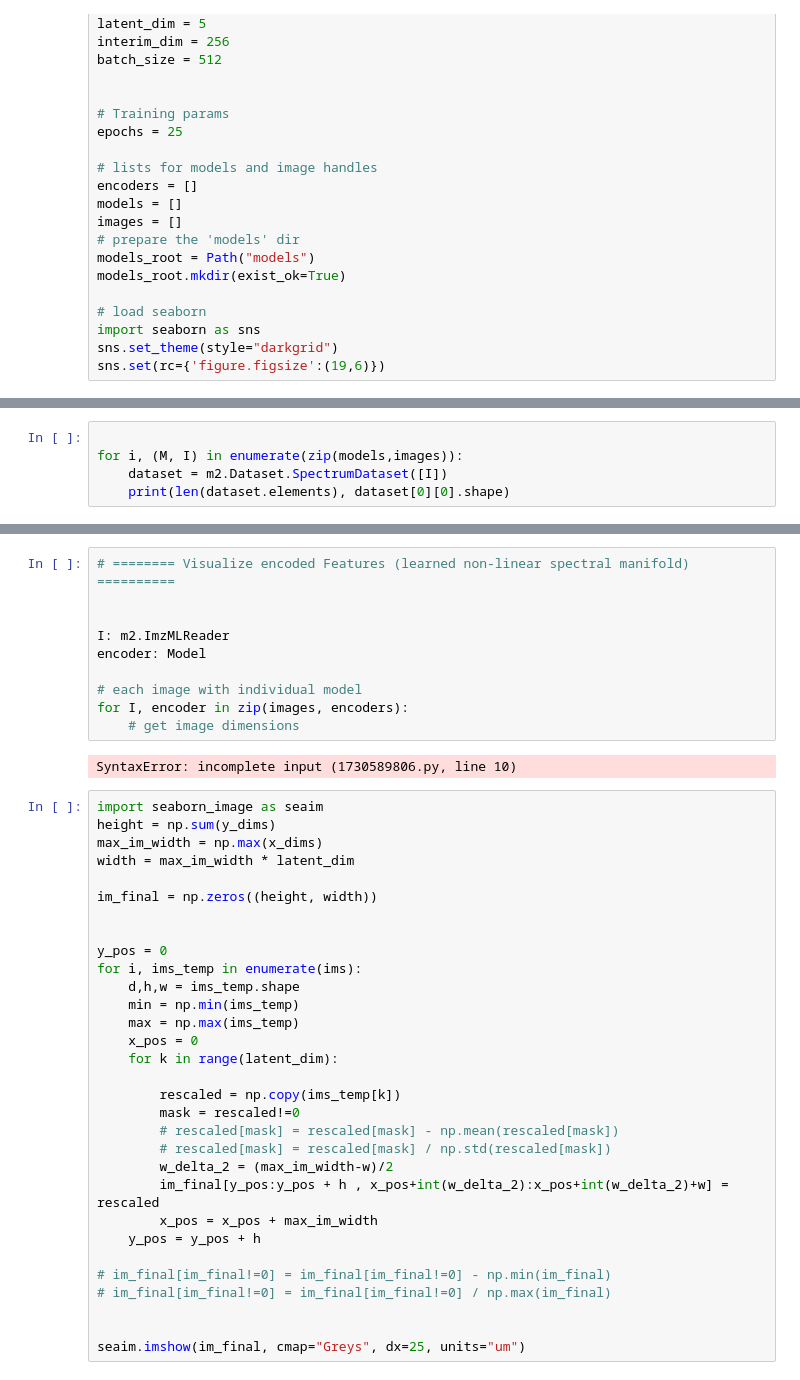
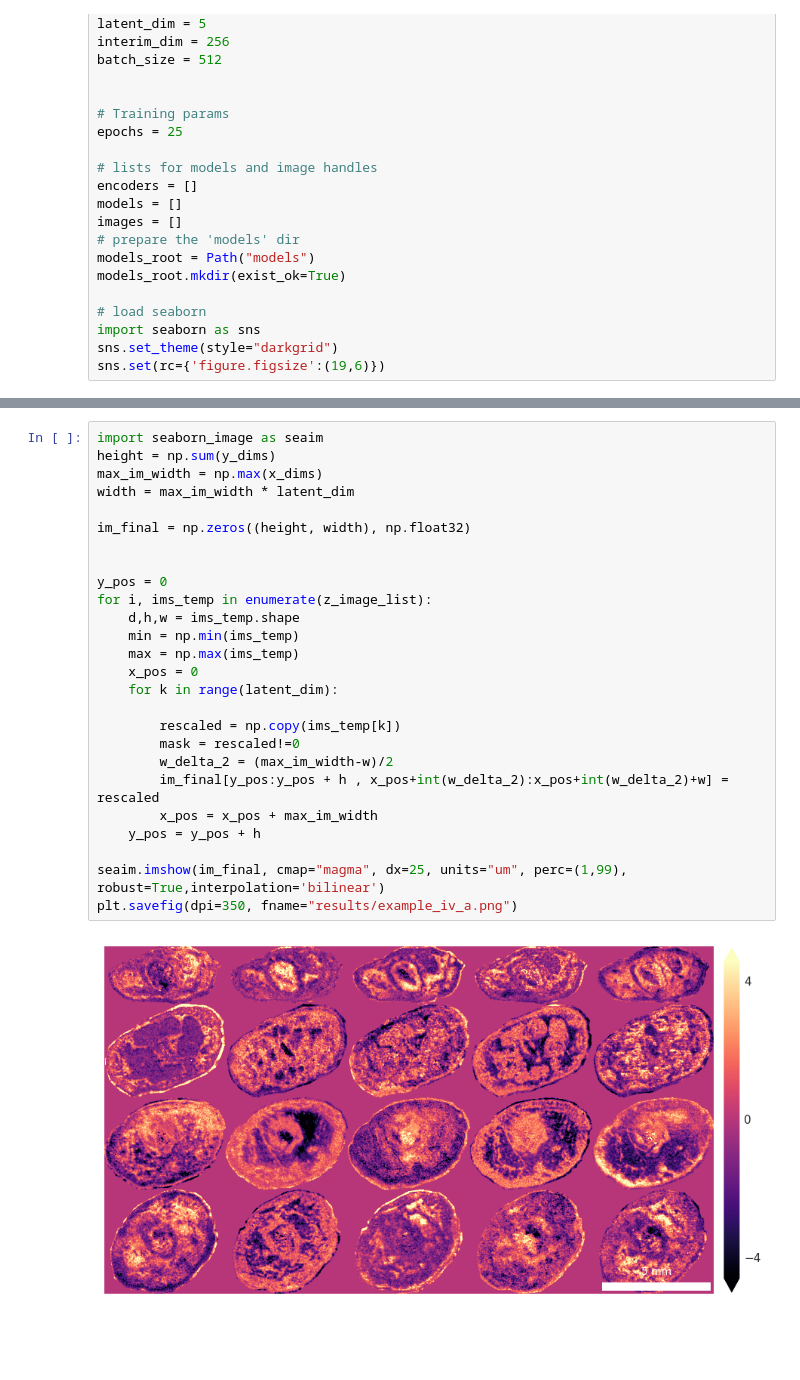
Before and after one commit to m2aia/pym2aia-examples, a Jupyter notebook: Example_IV_A_AutoEncoder_IndividualModels.ipynb, the cells around one changed output, grey strips where cells are left out. Cells and saved outputs as stored; diff of their text form; blank space fills up the shorter version.

```diff
--- a/Example_IV_A_AutoEncoder_IndividualModels.ipynb
+++ b/Example_IV_A_AutoEncoder_IndividualModels.ipynb
@@ -150,8 +149,3 @@ for f in file_names:
         [mass range]: 99.792458 to 1285.640137 with #29693 measurements
 (1, 29693)
 0.981481481481481555
-# %%
-
-for i, (M, I) in enumerate(zip(models,images)):
-    dataset = m2.Dataset.SpectrumDataset([I])
-    print(len(dataset.elements), dataset[0][0].shape)
@@ -218,46 +195,31 @@ plt.ylim([-3.5, 1])
 # %% [output]
 (-3.5, 1.0)
 [figure]
-# %%
-# ======== Visualize encoded Features (learned non-linear spectral manifold) ==========
-
-
-I: m2.ImzMLReader
-encoder: Model
-
-# each image with individual model
-for I, encoder in zip(images, encoders):
-    # get image dimensions
-# %% [output]
-SyntaxError: incomplete input (1730589806.py, line 10)
 # %%
 import seaborn_image as seaim
 height = np.sum(y_dims)
 max_im_width = np.max(x_dims)
 width = max_im_width * latent_dim
 
-im_final = np.zeros((height, width))
+im_final = np.zeros((height, width), np.float32)
 
 
 y_pos = 0
-for i, ims_temp in enumerate(ims):
+for i, ims_temp in enumerate(z_image_list):
     d,h,w = ims_temp.shape
     min = np.min(ims_temp)
     max = np.max(ims_temp)
     x_pos = 0
     for k in range(latent_dim):
 
         rescaled = np.copy(ims_temp[k])
         mask = rescaled!=0
-        # rescaled[mask] = rescaled[mask] - np.mean(rescaled[mask])
-        # rescaled[mask] = rescaled[mask] / np.std(rescaled[mask])
         w_delta_2 = (max_im_width-w)/2
         im_final[y_pos:y_pos + h , x_pos+int(w_delta_2):x_pos+int(w_delta_2)+w] = rescaled
         x_pos = x_pos + max_im_width
     y_pos = y_pos + h
 
-# im_final[im_final!=0] = im_final[im_final!=0] - np.min(im_final)
-# im_final[im_final!=0] = im_final[im_final!=0] / np.max(im_final)
-
-
-seaim.imshow(im_final, cmap="Greys", dx=25, units="um")
+seaim.imshow(im_final, cmap="magma", dx=25, units="um", perc=(1,99), robust=True,interpolation='bilinear')
+plt.savefig(dpi=350, fname="results/example_iv_a.png")
+# %% [output]
+[figure, added]
```
Also changed, not shown: parts of 3 cells of this notebook, 9 other files.
